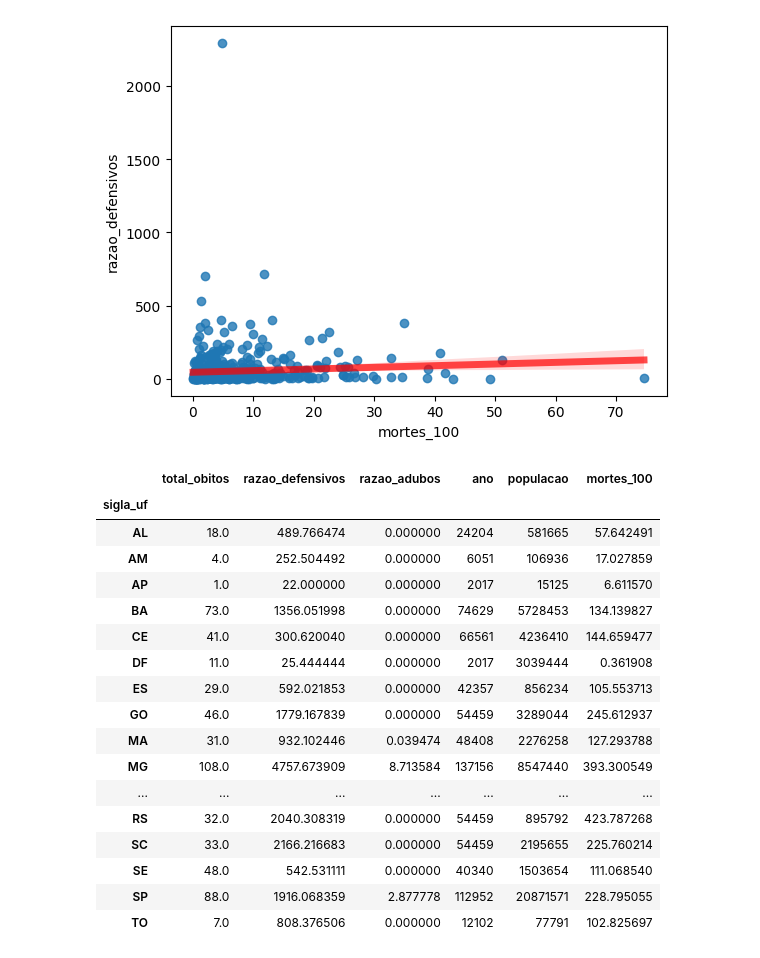
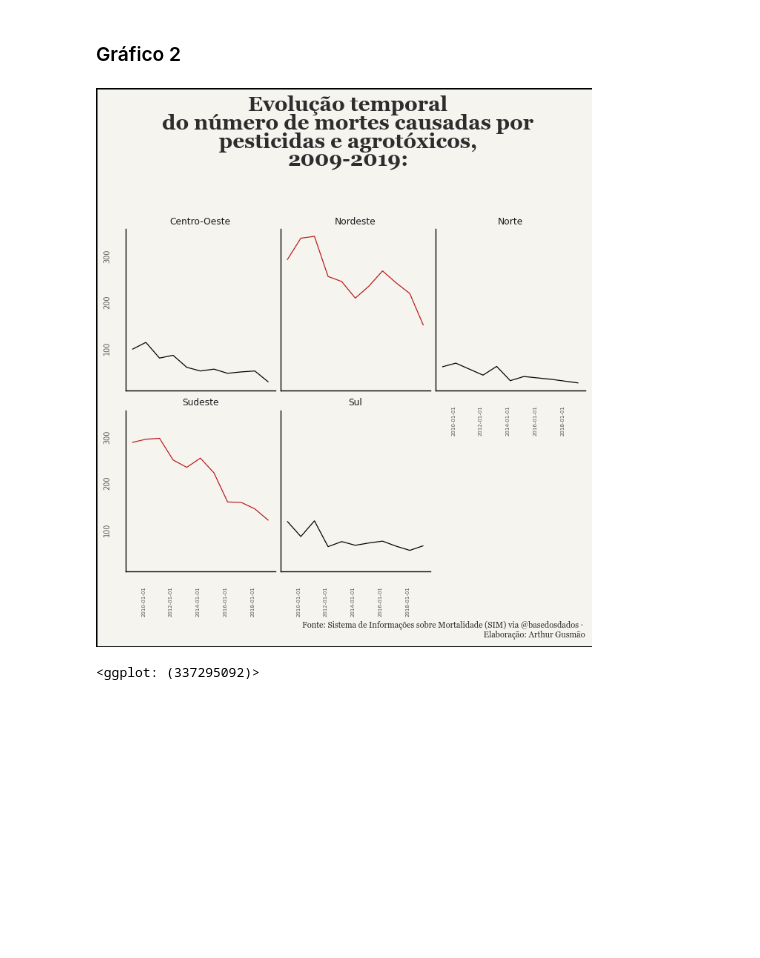
Before and after one commit to arthurfg/bd_case_v2, a Jupyter notebook: case_bd.ipynb, the cells around one changed output. Saved outputs shown, nothing was run; the diff lists cells and outputs as text; code cells hidden in the pictures; blank space fills up the shorter version.

```diff
--- a/case_bd.ipynb
+++ b/case_bd.ipynb
@@ -75,29 +205,43 @@ dtype: object
-# %%
-df["total_obitos"] = df["total_obitos"].astype('float64')
-df["mortes_100"] = (df["total_obitos"]/df["populacao"]) * 100000
-sns.regplot(x = df["mortes_100"], y = df["razao_defensivos"], line_kws={"color":"r","alpha":0.7,"lw":5})
-
-plt.show()
-# %% [output]
-[figure, removed]
-# %%
-df.groupby(by = "sigla_uf").sum()
-# %% [output]
-|  | total_obitos | razao_defensivos | razao_adubos | ano | populacao | mortes_100 |
-| sigla_uf |  |  |  |  |  |  |
-| AL | 18.0 | 489.766474 | 0.000000 | 24204 | 581665 | 57.642491 |
-| AM | 4.0 | 252.504492 | 0.000000 | 6051 | 106936 | 17.027859 |
-| AP | 1.0 | 22.000000 | 0.000000 | 2017 | 15125 | 6.611570 |
-| BA | 73.0 | 1356.051998 | 0.000000 | 74629 | 5728453 | 134.139827 |
-| CE | 41.0 | 300.620040 | 0.000000 | 66561 | 4236410 | 144.659477 |
-| DF | 11.0 | 25.444444 | 0.000000 | 2017 | 3039444 | 0.361908 |
-| ES | 29.0 | 592.021853 | 0.000000 | 42357 | 856234 | 105.553713 |
-| GO | 46.0 | 1779.167839 | 0.000000 | 54459 | 3289044 | 245.612937 |
-| MA | 31.0 | 932.102446 | 0.039474 | 48408 | 2276258 | 127.293788 |
-| MG | 108.0 | 4757.673909 | 8.713584 | 137156 | 8547440 | 393.300549 |
-| ... | ... | ... | ... | ... | ... | ... |
-| RS | 32.0 | 2040.308319 | 0.000000 | 54459 | 895792 | 423.787268 |
-| SC | 33.0 | 2166.216683 | 0.000000 | 54459 | 2195655 | 225.760214 |
-| SE | 48.0 | 542.531111 | 0.000000 | 40340 | 1503654 | 111.068540 |
-| SP | 88.0 | 1916.068359 | 2.877778 | 112952 | 20871571 | 228.795055 |
-| TO | 7.0 | 808.376506 | 0.000000 | 12102 | 77791 | 102.825697 |
+# %%
+df3["obitos_100"] = (df3["total_obitos"]/df3["populacao"]) * 100000
+# %%
+df_plot = df3.groupby(["regiao", "ano"])["total_obitos"].sum().reset_index()
+df_plot['ano'] = pd.to_datetime(df_plot['ano'], format='%Y')
+df_plot['total_obitos'] = np.floor(pd.to_numeric(df_plot['total_obitos'], errors='coerce')).astype('Float64')
+# %% [markdown]
+### Gráfico 2
+# %%
+(
+    ggplot(df_plot, aes(x='ano', y='total_obitos', color = 'regiao'))
+    + geom_line()
+    + facet_wrap('regiao')
+    + scale_color_manual(values=['#000000','#B81D1D','#000000','#B81D1D','#000000'])
+    + theme_minimal()
+    + theme(figure_size=(8, 6), legend_title= element_blank())
+    + labs(
+    title = "Evolução temporal\ndo número de mortes causadas por\npesticidas e agrotóxicos,\n2009-2019:",
+    caption = "Fonte: Sistema de Informações sobre Mortalidade (SIM) via @basedosdados · \n Elaboração: Arthur Gusmão", x = ""
+  )
+    + theme(panel_background=element_rect(fill = "#F5F4EF"),               # new
+            axis_title_y=element_blank(),
+            axis_line_x=element_line(color='black'),
+            axis_line_y=element_line(),
+            axis_text_y=element_text(color = ccolor, angle = 90, size = 7),
+            axis_text_x=element_text(color=ccolor, angle = 90, vjust = 1, hjust=1, size = 5),
+            axis_ticks_major_y=element_blank(),
+            panel_grid=element_blank(),
+            panel_border=element_blank(),
+            legend_position= "none",
+            plot_background= element_rect(fill = "#F5F4EF"),
+            plot_caption=element_text(size = 8, family = "Georgia", color = "#2D2D2D"),
+            plot_title= (element_text(
+                                      size = 20,
+                                      family = "Georgia",
+                                      face = "bold",
+                                      vjust = 0,
+                                      color = "#2D2D2D"
+    )) )
+)
+# %% [output]
+[figure, added]
+<ggplot: (337295092)>
```
Also changed, not shown: parts of 14 cells of this notebook.
